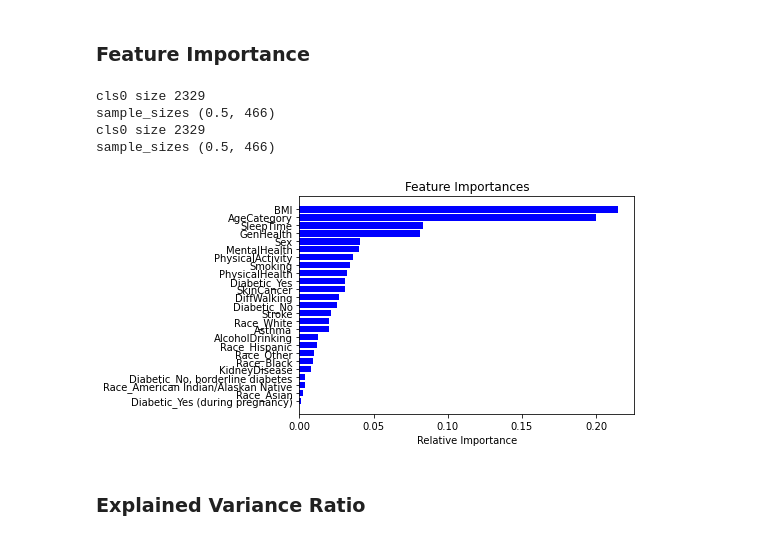
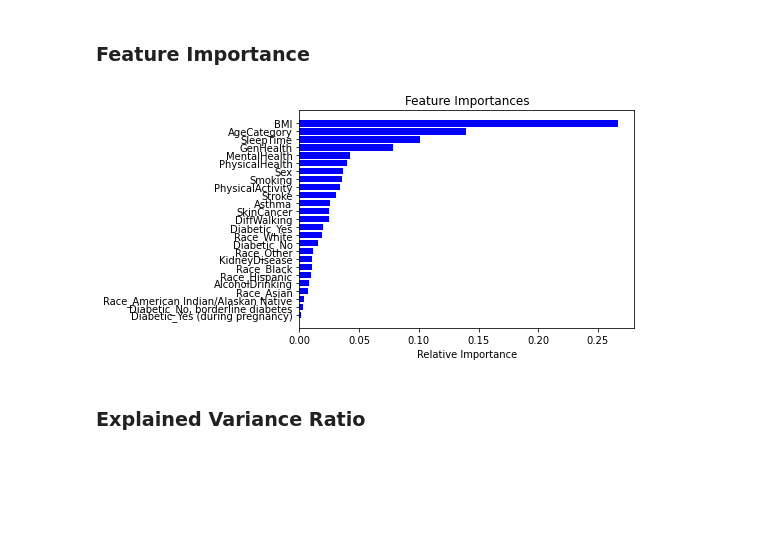
Before and after one commit to ramesaliyev/ai-heart-disease-prediction, a Jupyter notebook: model.ipynb, the cells around one changed output. Cells and saved outputs as stored; diff of their text form; code cells hidden in the pictures; blank space fills up the shorter version.

Commit message:
make sampling sizes parametric

```diff
--- a/model.ipynb
+++ b/model.ipynb
@@ -607,7 +607,7 @@ class Preprocessor:
 # %%
 class Model:
     def __init__(self, estimator, data, target, scoring, n_splits, test_size, seed,
-                 prep_params=None, hp_grid=None):
+                 sampling=None, prep_params=None, hp_grid=None):
 
         self.estimator = estimator
         self.data = data
@@ -616,6 +616,7 @@ class Model:
         self.n_splits = n_splits
         self.test_size = test_size
         self.seed = seed
+        self.sampling = sampling
         self.prep_params = prep_params
         self.hp_grid = hp_grid
 
@@ -654,19 +655,23 @@ class Model:
             if tick is not None:
                 tick(split_index/self.n_test_split)
 
+            # get values
+            data = self.data
+            sampling = self.sampling
+            target_column = self.target_column
+            target_classes = self.target_classes
+
             # default values
             best_params = None
             best_estimator = None
 
-            # sample data
-            cls0_sample_size = 0.5
-            cls1_sample_size = self.data.loc[train_index, TARGET_COLUMN].value_counts()[TARGET_CLASSES[0]] * cls0_sample_size * 0.4
-            sample_sizes = (cls0_sample_size, round(cls1_sample_size))
+            # do sampling
+            if sampling is not None:
+                # get sample sizes.
+                sample_sizes = sampling(data, train_index) if callable(sampling) else sampling
 
-            print('cls0 size', self.data.loc[train_index, TARGET_COLUMN].value_counts()[TARGET_CLASSES[0]])
-            print('sample_sizes', sample_sizes)
-
-            data, test_index, train_index = sample(sample_sizes, self.data, self.target_column, self.target_classes, (test_index, train_index))
+                # sample data
+                data, test_index, train_index = sample(sample_sizes, data, target_column, target_classes, (test_index, train_index))
 
             # preprocess data
             preprocessor = Preprocessor.process(data, test_index, train_index, self.prep_params)
@@ -946,29 +952,25 @@ set_trainer = SetTrainer()
 # %% [markdown]
 ### Feature Importance
 # %%
-def calculate_feature_importances(data, target, scoring, n_splits, test_size, seed, prep_params=None):
-    model = Model(RandomForestClassifier, data, target, scoring, n_splits, test_size, seed, prep_params)
+def calculate_feature_importances(data, target, scoring, n_splits, test_size, seed):
+    model = Model(RandomForestClassifier, data, target, scoring, n_splits, test_size, seed)
     model.train()
 
     importances = model.model.feature_importances_
     indices = np.argsort(importances)
     graph_x = range(len(indices))
 
     plt.title('Feature Importances')
     plt.barh(graph_x, importances[indices], color='b', align='center')
     plt.yticks(graph_x, model.preprocessor.feature_columns[indices])
     plt.xlabel('Relative Importance')
     plt.show()
 
 data_ = use_limited_data(full_data, 3200)
 calculate_feature_importances(data=data_, target=TARGET, scoring=hp_scoring,
                               n_splits=hp_cv_splits, test_size=hp_test_size, seed=hp_seed)
 # %% [output]
-cls0 size 2329
-sample_sizes (0.5, 466)
-cls0 size 2329
-sample_sizes (0.5, 466)
-[figure, old version]
+[figure, new version]
 # %% [markdown]
 ### Explained Variance Ratio
 # %%
```
Also changed, not shown: parts of 6 cells of this notebook.
